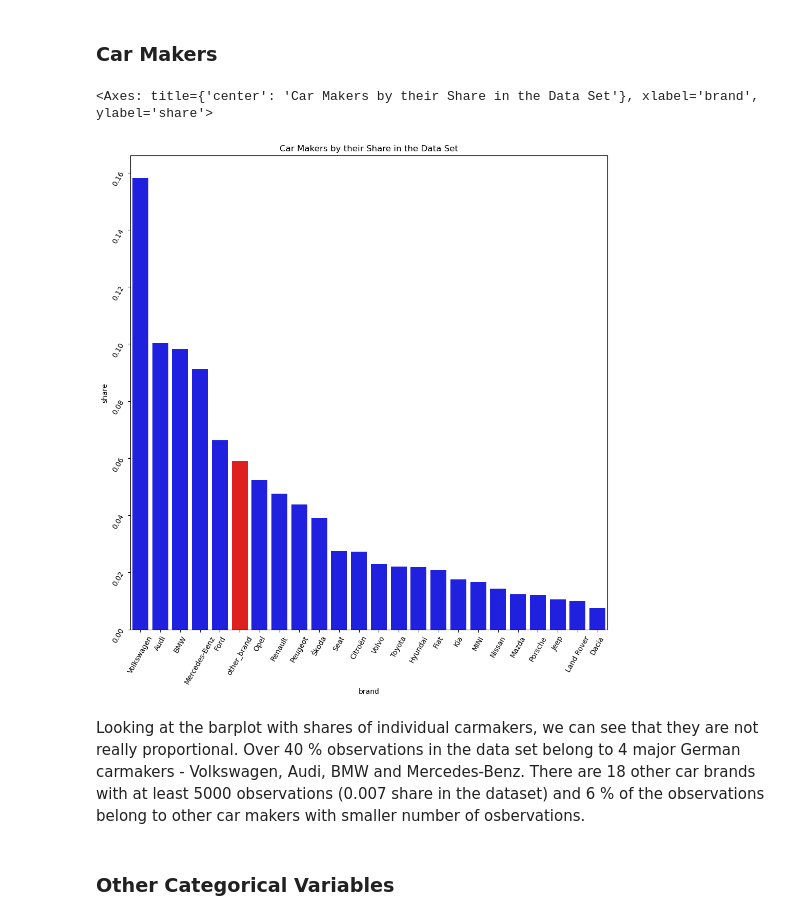
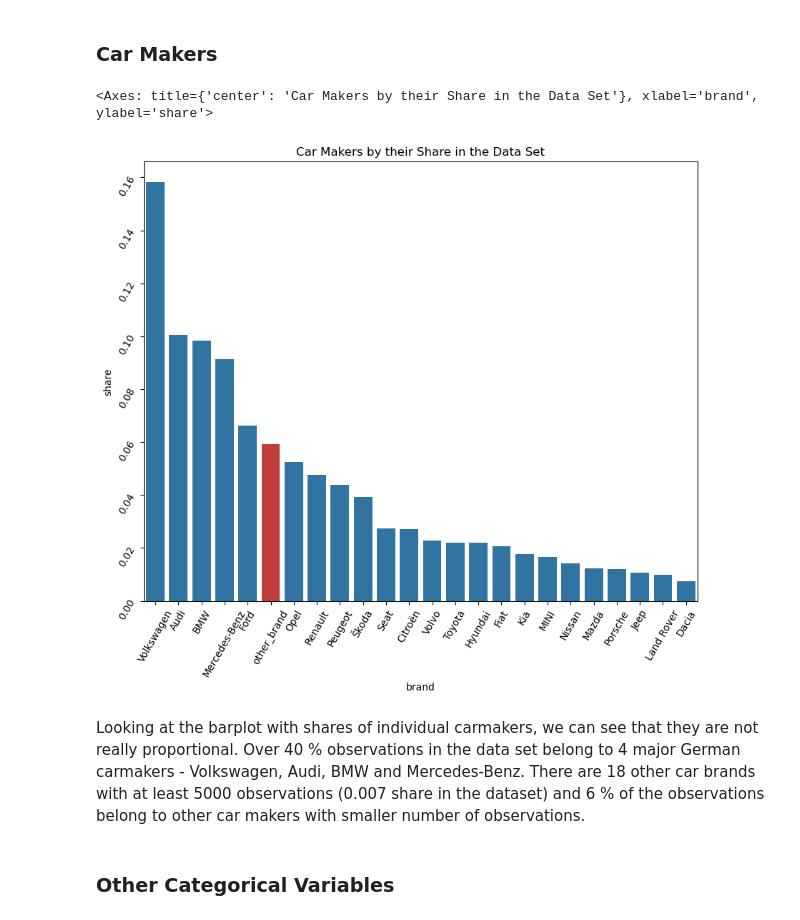
Before and after one commit to honzaz1234/ml_cars, a Jupyter notebook: reports/data_exploration.ipynb, the cells around one changed output. Saved outputs shown, nothing was run; the diff lists cells and outputs as text; code cells hidden in the pictures.

Commit message:
data exploration first vcersino completed

```diff
--- a/reports/data_exploration.ipynb
+++ b/reports/data_exploration.ipynb
@@ -15,9 +15,14 @@ from functions import *
 from matplotlib.dates import DateFormatter
 # %%
 #graphics set up
+palette_1 = sns.color_palette()
+p_1_hex = palette_1.as_hex()
+p_1_blue = palette_1[0]
+p_1_red = palette_1[3]
+palette_2 = sns.color_palette("Paired")
 #single plot set up
-fig_width = 12
-fig_height = 12
+fig_width = 10
+fig_height = 8
 ##grid plots set up
 fontsize_grid = 30
 y_grid = 0.93
@@ -137,16 +143,16 @@ Looking more closely on the individual values of categorical variables in the da
 # %% [markdown]
 ### Car Makers
 # %%
-carmakers_df =  create_share_df(df=data, col="brand", min_threshold=carmaker_min, color="blue", color_other="red")
+carmakers_df =  create_share_df(df=data, col="brand", min_threshold=carmaker_min, color=p_1_blue, color_other=p_1_red)
 fig,ax = plt.subplots(figsize=(fig_width, fig_height))
 ax.set_title("Car Makers by their Share in the Data Set")
 ax.tick_params(labelrotation=60)
 sns.barplot(data=carmakers_df, x=carmakers_df.index, y="share",palette=carmakers_df["colours"], ax=ax)
 # %% [output]
 <Axes: title={'center': 'Car Makers by their Share in the Data Set'}, xlabel='brand', ylabel='share'>
-[figure, old version]
+[figure, new version]
 # %% [markdown]
-Looking at the barplot with shares of individual carmakers, we can see that they are not really proportional. Over 40 % observations in the data set belong to 4 major German carmakers - Volkswagen, Audi, BMW and Mercedes-Benz. There are 18 other car brands with at least 5000 observations (0.007 share in the dataset) and 6 % of the observations belong to other car makers with smaller number of osbervations.
+Looking at the barplot with shares of individual carmakers, we can see that they are not really proportional. Over 40 % observations in the data set belong to 4 major German carmakers - Volkswagen, Audi, BMW and Mercedes-Benz. There are 18 other car brands with at least 5000 observations (0.007 share in the dataset) and 6 % of the observations belong to other car makers with smaller number of observations.
 # %% [markdown]
 ### Other Categorical Variables
 # %%
```
Also changed, not shown: parts of 17 cells of this notebook.
